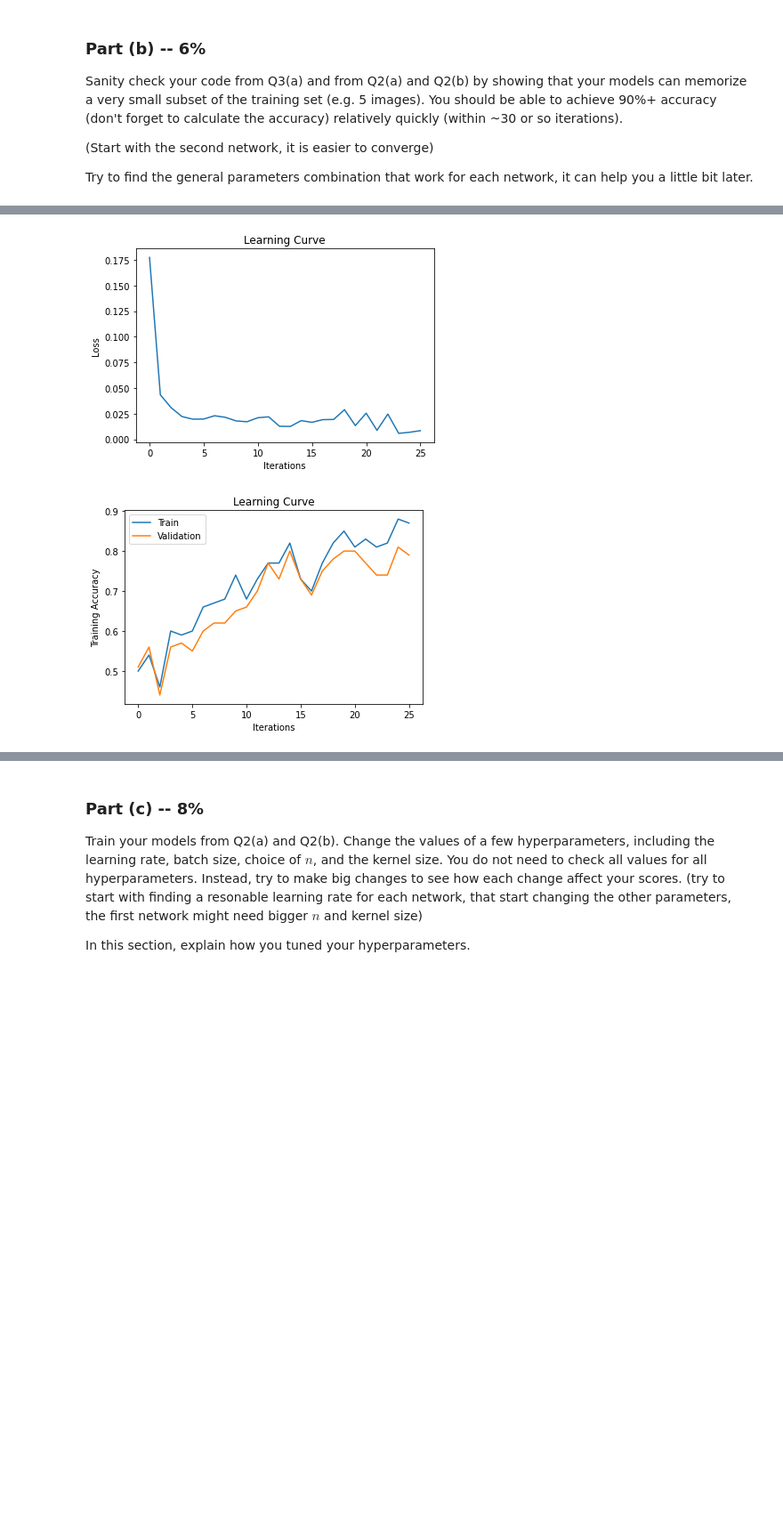
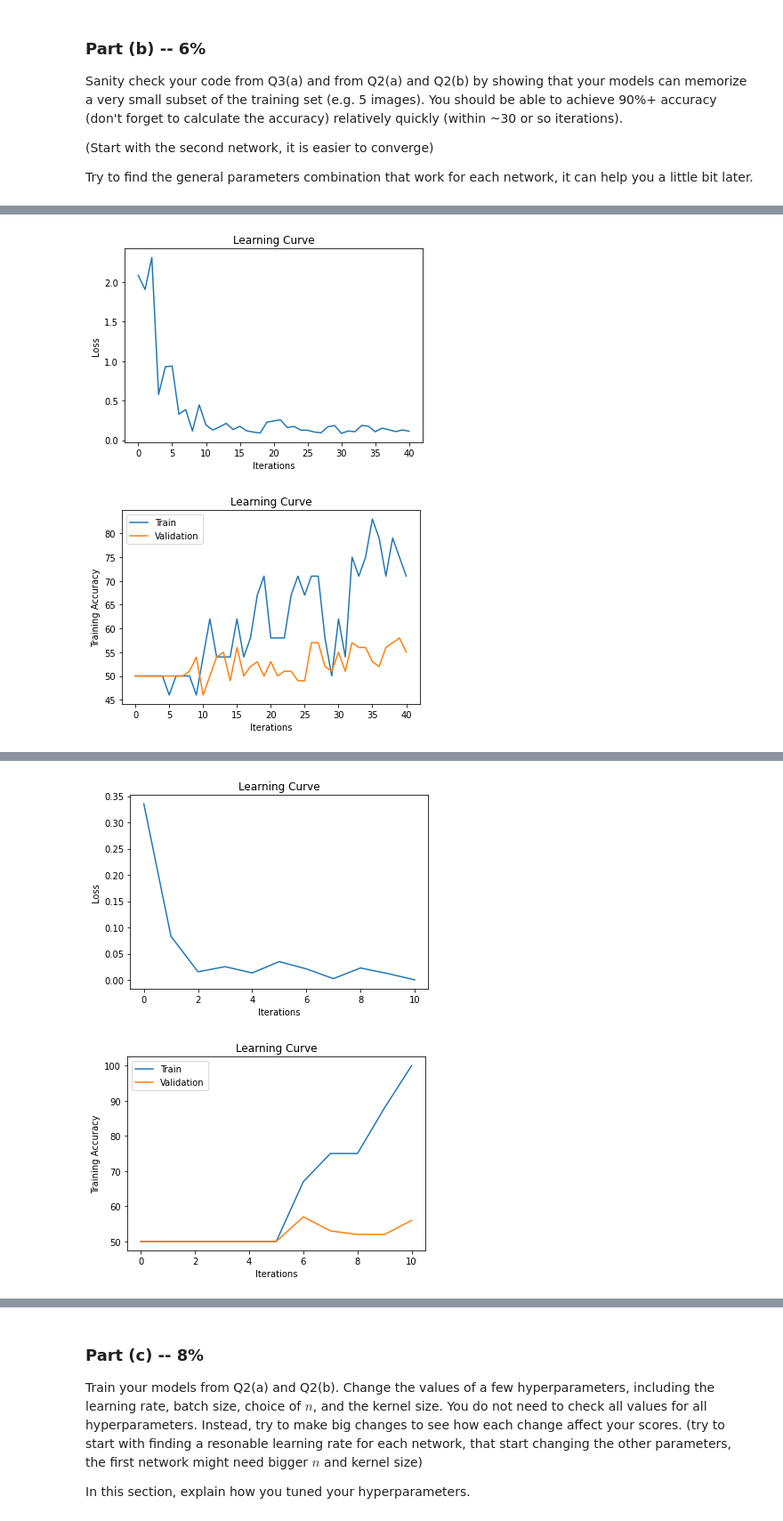
Before and after one commit to zivmo99/DeepLearning3, a Jupyter notebook: Assignment3_ipynb.ipynb, the cells around one changed output, grey strips where cells are left out. Shown at 89% size. Saved outputs shown, nothing was run; the diff lists cells and outputs as text; code cells hidden in the pictures; blank space fills up the shorter version.

```diff
--- a/Assignment3_ipynb.ipynb
+++ b/Assignment3_ipynb.ipynb
@@ -229,23 +211,6 @@ def generate_different_pair(dataset):
 print(train_data.shape) # if this is [N, 3, 2, 224, 224, 3]
 print(generate_different_pair(train_data).shape) # should be [N*3, 448, 224, 3]
 plt.imshow(generate_different_pair(train_data)[0]) # should show 2 shoes from different pairs
-
-
-"""
-# Your code goes here
-def generate_different_pair(data):
-  same_pair = np.zeros((data.shape[0]*3, 448, 224, 3))
-  for i in range(0, data.shape[0]-3, 3):
-     same_pair[round(i/3)   , :, :, :] = np.concatenate((data[i  , 0, 0, :, :, :], data[i  , 1, 1, :, :, :]))
-     same_pair[round(i/3) +1, :, :, :] = np.concatenate((data[i+1, 1, 0, :, :, :], data[i+1, 2, 1, :, :, :]))
-     same_pair[round(i/3) +2, :, :, :] = np.concatenate((data[i+2, 2, 0, :, :, :], data[i+2, 0, 1, :, :, :]))
-  return same_pair
-
-# Run this code, include the result with your PDF submission
-print(train_data.shape) # if this is [N, 3, 2, 224, 224, 3]
-print(generate_different_pair(train_data).shape) # should be [N*3, 448, 224, 3]
-plt.imshow(generate_different_pair(train_data)[0]) # should show 2 shoes from different pairs
-"""
 # %% [output]
 (96, 3, 2, 224, 224, 3)
 (288, 448, 224, 3)
@@ -301,7 +267,7 @@ Note that we are omitting in our description certain steps that practitioners wi
 like ReLU activations and reshaping operations. Use the example presented in class to figure out where they are.
 # %%
 class CNN(nn.Module):
-    def __init__(self, n=4):
+    def __init__(self, n=4,kernel_size =3):
         super(CNN, self).__init__()
         self.n = n
         self.conv1 = nn.Conv2d(in_channels=3,
@@ -371,7 +337,7 @@ Use the same hyperparameter choices as you did in part (a), e.g. for the kernel
 choice of downsampling, and other choices.
 # %%
 class CNNChannel(nn.Module):
-    def __init__(self, n=4):
+    def __init__(self, n=4,kernel_size =3):
         super(CNNChannel, self).__init__()
         # TODO: complete this method
         self.n = n
@@ -674,13 +605,18 @@ Try to find the general parameters combination that work for each network, it ca
 # %%
 # Write your code here. Remember to include your results so that we can
 # see that your model attains a high training accuracy.
-cnn = CNN(4)
-print("Overfitting the CNN model: ")
-#train_model(cnn, train_data[:96, :, :, :, :, :], batch_size=32, optimizer="sgd",
-#      learning_rate=0.001, momentum=0.7, weight_decay=0.5, num_epochs=5)
-cnn_c_n4 = CNNChannel(4)
-train_model(cnn_c_n4, train_data[:96, :, :, :, :, :], batch_size=32, optimizer="adam",
-      learning_rate=0.005, num_epochs=25)
+cnn = CNN(2)
+print(" memorize the training set")
+print("Q2(a)")
+train_model(cnn, train_data[:4, :, :, :, :, :], batch_size=5, optimizer="adam",
+      learning_rate=0.001, momentum=0, weight_decay=0, num_epochs=40)
+print("final results for Q2(a) ")
+get_test_accuracy(cnn,  train_data[:4, :, :, :, :, :])
 
-get_test_accuracy(cnn_c_n4, test_data_w)
+print("Q2(b)")
+cnnChannel = CNNChannel(2)
+train_model(cnnChannel, train_data[:4, :, :, :, :, :], batch_size=5, optimizer="adam",
+      learning_rate=0.001, num_epochs=10)
+print("final results for Q2(b) ")
+get_test_accuracy(cnnChannel,  train_data[:4, :, :, :, :, :])
 # %% [output]
@@ -704,2 +640,2 @@ Overfitting the CNN model:
-[figure, old version]
+[figure, new version]
-[figure, old version]
+[figure, new version]
@@ -707,0 +657,2 @@ Final Validation Accuracy: 0.79
+[figure, added]
+[figure, added]
```
Also changed, not shown: parts of 18 cells of this notebook.
